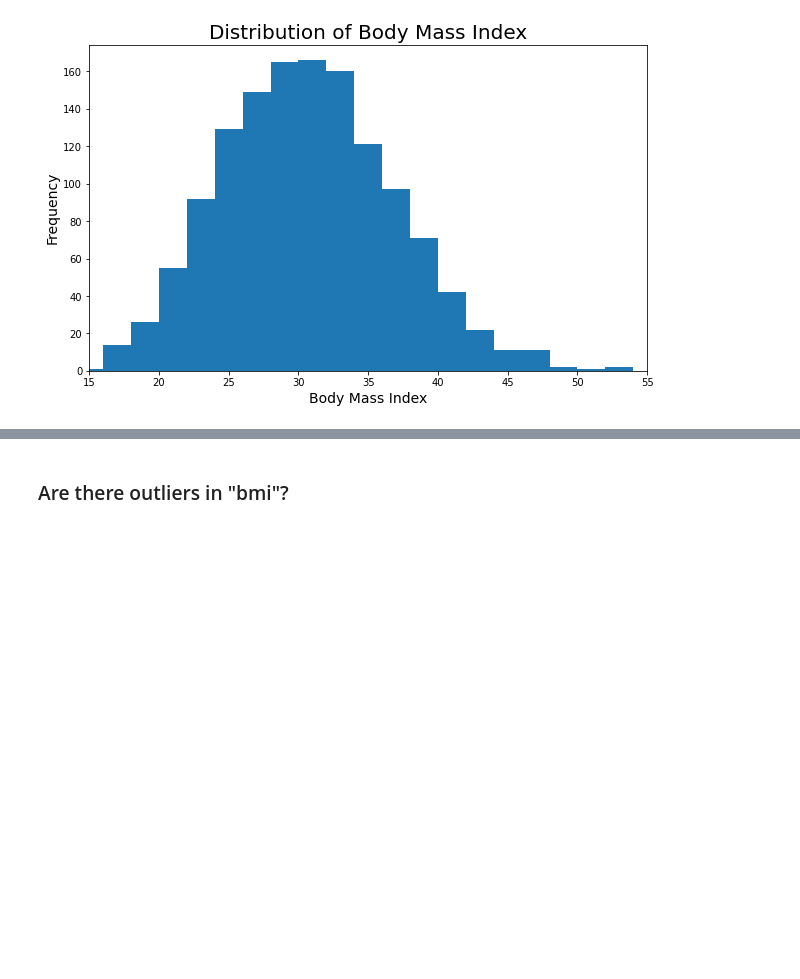
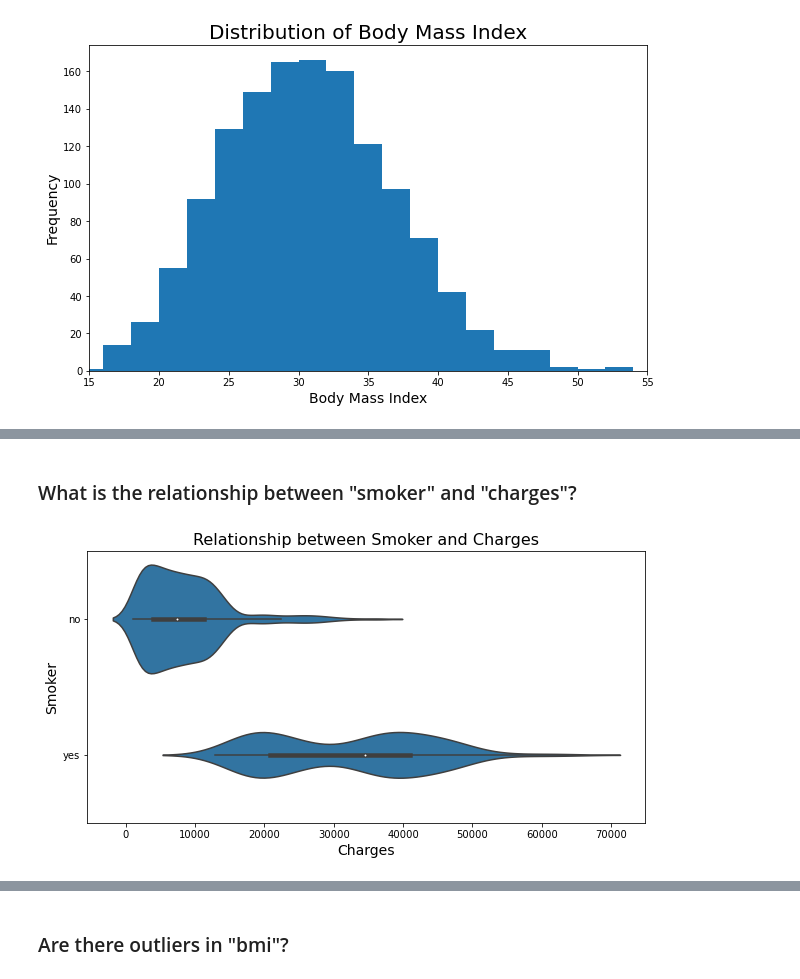
Before and after one commit to flowerfatih/Global_AI_TeamExplorer, a Jupyter notebook: medical_cost_analysis_TeamExplorer.ipynb, the cells around one changed output, grey strips where cells are left out. Drawn from its saved outputs; the diff is of its cells as text; code cells hidden in the pictures; blank space fills up the shorter version.

```diff
--- a/medical_cost_analysis_TeamExplorer.ipynb
+++ b/medical_cost_analysis_TeamExplorer.ipynb
@@ -192,0 +206,14 @@ plt.title('Distribution of Body Mass Index', fontsize=20);
+# %% [markdown]
+### What is the relationship between "smoker" and "charges"?
+# %%
+# choose a base color
+base_color = sns.color_palette()[0]
+
+# create violinplot to view relationship
+plt.figure(figsize=[10, 5])
+sns.violinplot(data=df_clean, x='charges', y='smoker', color=base_color)
+plt.xlabel('Charges', fontsize=14)
+plt.ylabel('Smoker', fontsize=14)
+plt.title('Relationship between Smoker and Charges', fontsize=16);
+# %% [output]
+[figure, added]
```
Also changed, not shown: parts of 30 cells of this notebook.
